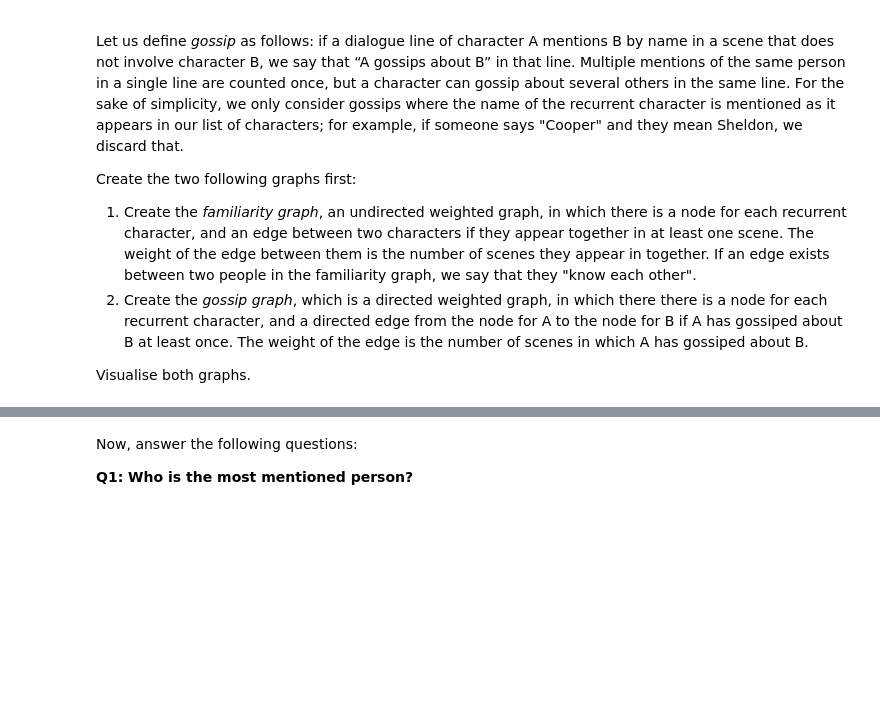
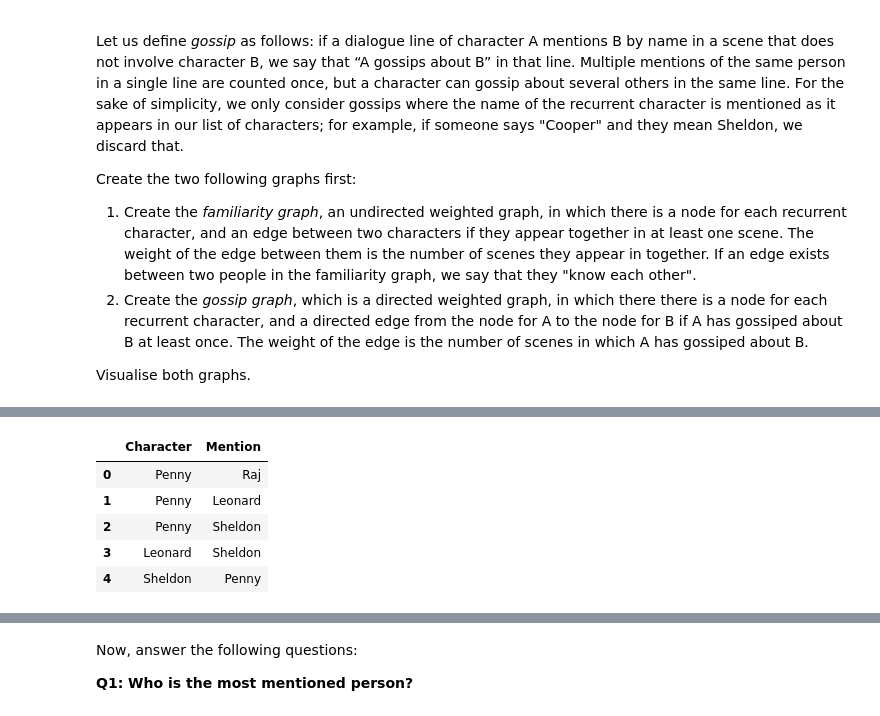
Before and after one commit to MegaCookies88/2020, a Jupyter notebook: Tutorials/11 - Handling networks/HandlingNetworks_Exercises.ipynb, the cells around one changed output, grey strips where cells are left out. Cells and saved outputs as stored; diff of their text form; code cells hidden in the pictures; blank space fills up the shorter version.

```diff
--- a/Tutorials/11 - Handling networks/HandlingNetworks_Exercises.ipynb
+++ b/Tutorials/11 - Handling networks/HandlingNetworks_Exercises.ipynb
@@ -84,0 +88,31 @@ for scene in lines['Scene'].unique():
+# %%
+def get_gossip(scene_lines):
+    gossip_mentions = []
+    # Characters speaking in the current scene
+    in_scene_characters = set(scene_lines["Character"])
+    for idx, row in scene_lines.iterrows():
+        # split where is not a letter
+        line_words = re.split("[^a-zA-Z]+", row["Line"])
+        # Token is in the list of characters and not in the current scene
+        gossip = [c for c in line_words if c in recurrent_characters and c not in in_scene_characters]
+        if len(gossip)>0:
+            gossip_mentions.append([{"Character": row["Character"], "Mention": c} for c in gossip])
+    # Example: [[{'Character': 'Penny', 'Mentions': 'Raj'}], ...]
+    return gossip_mentions
+
+gm = lines_filtered.groupby(["Season", "Episode", "Scene"]).apply(get_gossip).reset_index(drop=True)
+
+all_mentions = []
+for idx, values in gm.iteritems():
+    for mentions in values:
+        all_mentions += mentions
+
+all_mentions = pd.DataFrame(all_mentions)
+all_mentions.head()
+# %% [output]
+|  | Character | Mention |
+| 0 | Penny | Raj |
+| 1 | Penny | Leonard |
+| 2 | Penny | Sheldon |
+| 3 | Leonard | Sheldon |
+| 4 | Sheldon | Penny |
```
Also changed, not shown: parts of 15 cells of this notebook.
